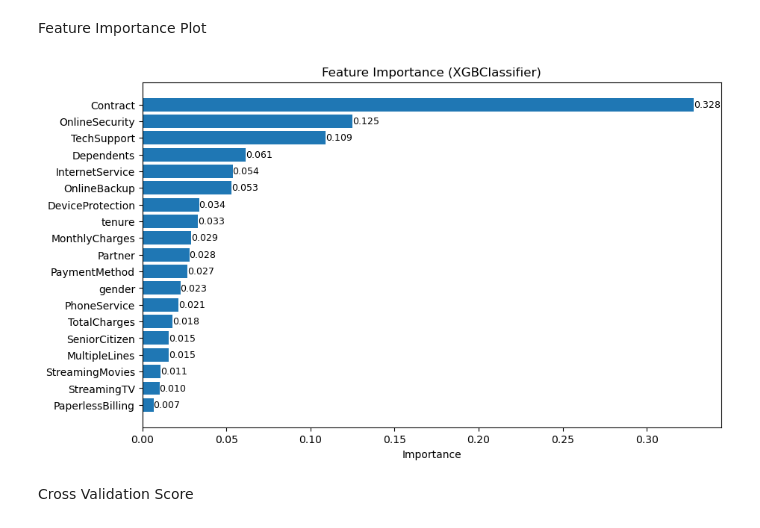
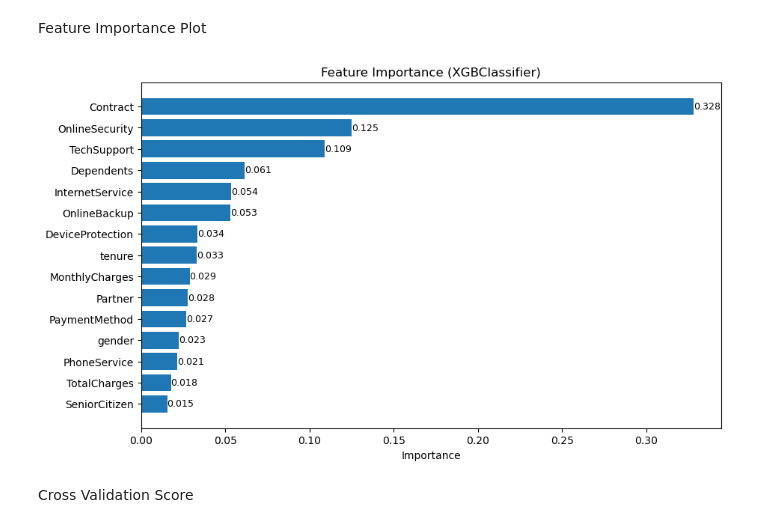
Before and after one commit to Kaush1590/FUTURE_ML_02, a Jupyter notebook: notebook/churn_model_training.ipynb, the cells around one changed output. Drawn from its saved outputs; the diff is of its cells as text; code cells hidden in the pictures.

```diff
--- a/notebook/churn_model_training.ipynb
+++ b/notebook/churn_model_training.ipynb
@@ -60,24 +82,33 @@ INFO: Initial Setup Process Complete
 ## 2. Dataset Fetch
 # %%
 try:
+    # Loading dataset twice, one for model training and other preserved for application state
     df = pd.read_csv(datapath)
     df1 = pd.read_csv(datapath)
 
-    df['TotalCharges'] = pd.to_numeric(df['TotalCharges'], errors='coerce').fillna(0)
+    # Convert TotalCharges to numeric, invalid values are coerced to NaN and filled
+    df['TotalCharges'] = pd.to_numeric(df['TotalCharges'], errors = 'coerce').fillna(0)
+
+    # Convert SeniorCitizen from numeric to categorical labels
     df['SeniorCitizen'] = df['SeniorCitizen'].map({1: "Yes", 0: "No"})
+
     df = df.drop("customerID", axis = 1)
 
     df1['TotalCharges'] = pd.to_numeric(df1['TotalCharges'], errors='coerce').fillna(0)
     df1['SeniorCitizen'] = df1['SeniorCitizen'].map({1: "Yes", 0: "No"})
+
+    # Store dataset and feature list for application usage
     state_holder["dataframe"] = df1
     state_holder["feature_list"] = df1.columns
+
 except FileNotFoundError:
     logging.error("Dataset is not found, please check the dataset path and try again")
     raise
 except Exception as e:
     logging.error(f"Failed to load dataset {e}")
 finally:
-    logging.info(f"Dataset shape received: {df.shape}")
+    if "df" in locals():
+        logging.info(f"Dataset shape received: {df.shape}")
     logging.info("Dataset loading process completed")
 # %% [output]
 INFO: Dataset shape received: (7043, 20)
@@ -459,13 +501,18 @@ INFO: Model saved successfully
 # %% [markdown]
 Classification Report
 # %%
+# Compute classification report
 y_pred = model.predict(X_test)
 y_pred_proba = model.predict_proba(X_test)[:, 1]
-clf = classification_report(y_test, y_pred, output_dict = True)
-clf_report = pd.DataFrame.from_dict(clf)
-state_holder["model_classification_report"] = clf_report
+classification_report = classification_report(y_test, y_pred, output_dict = True)
+classification_report_df = pd.DataFrame.from_dict(classification_report)
+
+# Store classification report dataframe
+state_holder["model_classification_report"] = classification_report_df
+
+# Visualize classification report
 print("Classification Report: \n")
-clf_report
+classification_report_df
 # %% [output]
 Classification Report:
 |  | 0 | 1 | accuracy | macro avg | weighted avg |
@@ -550,41 +616,44 @@ def get_feature_importance(model, X, y = None, feature_names = None, method = "a
     }).sort_values(by = "Importance", ascending = False)
     return feature_df
 
-def plot_feature_importance(feature_df, top_n = 20, title = "Feature Importance", value_fmt = "{:.3f}"):
-    fig, ax = plt.subplots(figsize=(10, 6))
+def plot_feature_importance(feature_df, top_n = 15, title = "Feature Importance", value_fmt = "{:.3f}"):
+    fig, ax = plt.subplots(figsize = (10, 6))
     plot_df = feature_df.head(top_n).iloc[::-1]
     ax.set_title(title)
     ax.set_xlabel("Importance")
     ax.set_ylabel("")
     bars = ax.barh(y = plot_df["Feature"], width = plot_df["Importance"])
     for bar in bars:
         width = bar.get_width()
         ax.text(
             x = width,
             y = bar.get_y() + bar.get_height() / 2,
             s = value_fmt.format(width),
             va = "center",
             ha = "left",
             fontsize = 9
         )
     return fig
 
+# Compute feature importance
 feature_df = get_feature_importance(
     model = model,
     X = X_test,
     y = y_test,
     feature_names = X_test.columns
 )
 
+# Store feature importance dataframe for dashboard report
 state_holder["feature_importance_dataframe"] = feature_df
+
+# Visualize feature importance
 fig = plot_feature_importance(
     feature_df = feature_df,
-    title = f"Feature Importance ({state_holder["model_name"]})"
+    title = f"Feature Importance ({state_holder['model_name']})"
 )
-state_holder["model_feature_importance"] = fig
 plt.show()
 # %% [output]
-[figure, old version]
+[figure, new version]
 # %% [markdown]
 Cross Validation Score
 # %%
```
Also changed, not shown: parts of 16 cells of this notebook, 8 other files.
